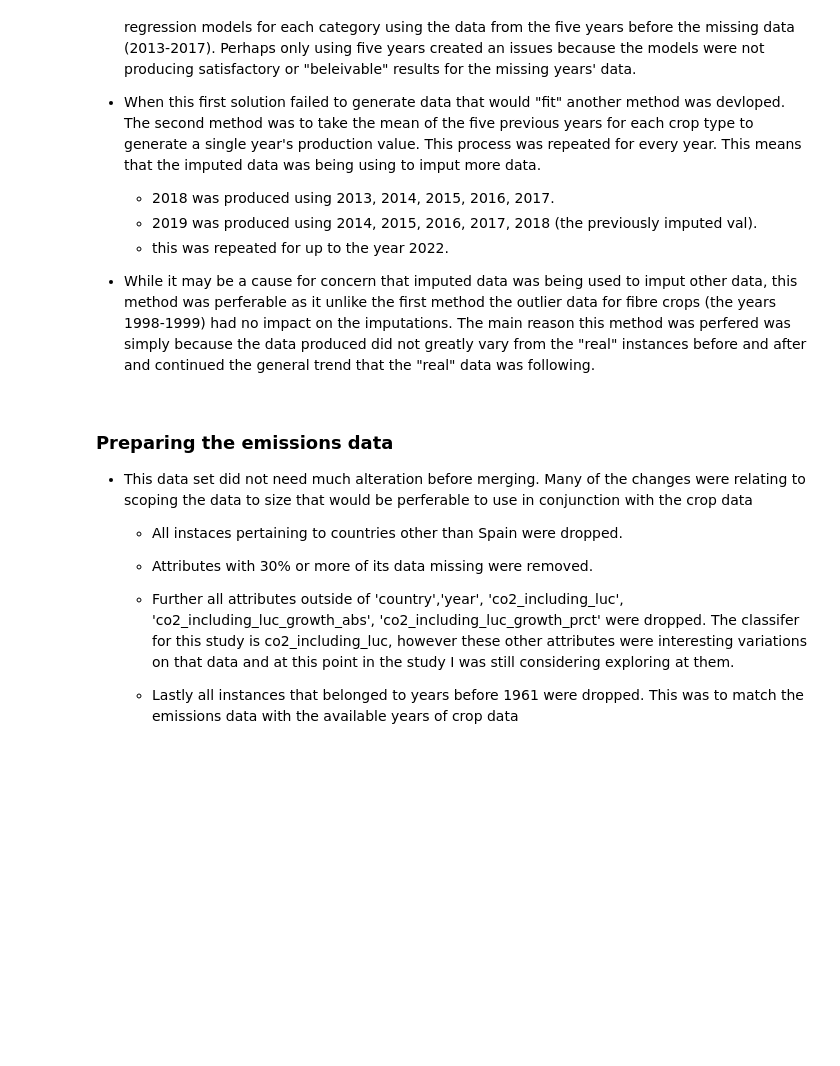
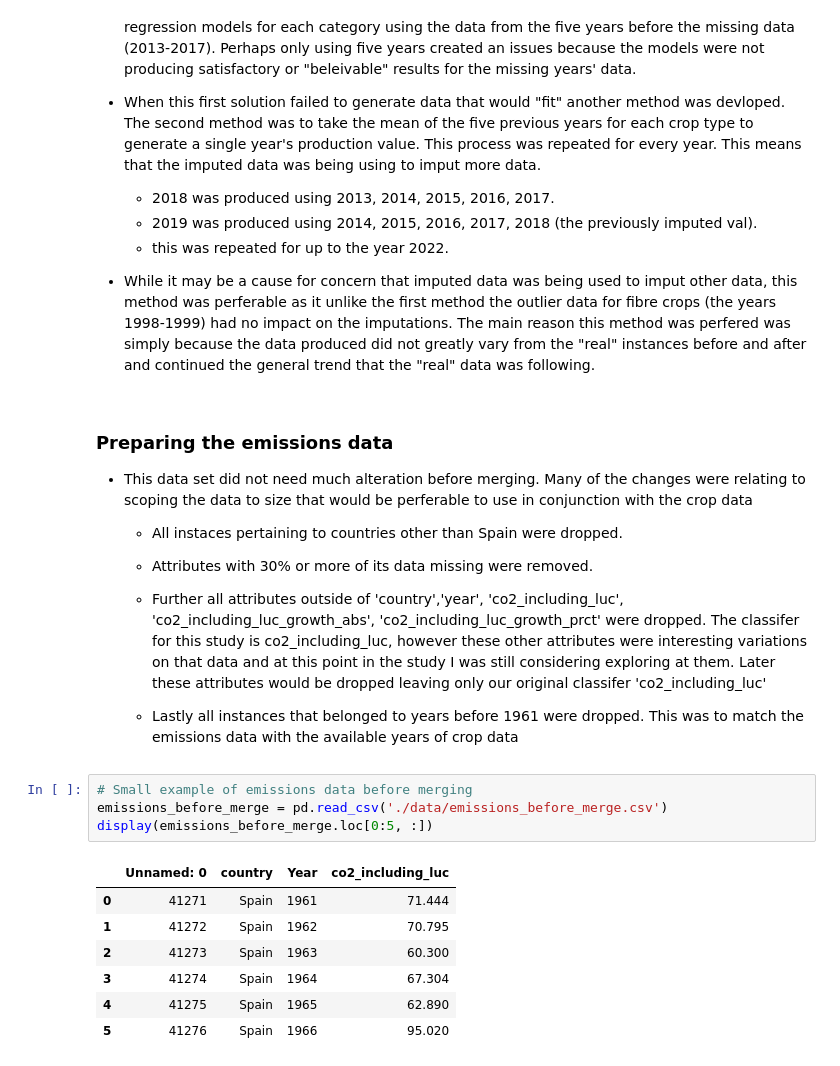
Before and after one commit to nickbar2003/FirstRepo, a Jupyter notebook: cs222/project/report.ipynb, the cells around one changed output. Saved outputs shown, nothing was run; the diff lists cells and outputs as text; blank space fills up the shorter version.

```diff
--- a/cs222/project/report.ipynb
+++ b/cs222/project/report.ipynb
@@ -166,7 +166,19 @@ display(crops_by_groups.iloc[:3, 1:])
 
     - Attributes with 30% or more of its data missing were removed.
 
-    - Further all attributes outside of 'country','year', 'co2_including_luc', 'co2_including_luc_growth_abs', 'co2_including_luc_growth_prct' were dropped. The classifer for this study is co2_including_luc, however these other attributes were interesting variations on that data and at this point in the study I was still considering exploring at them.
+    - Further all attributes outside of 'country','year', 'co2_including_luc', 'co2_including_luc_growth_abs', 'co2_including_luc_growth_prct' were dropped. The classifer for this study is co2_including_luc, however these other attributes were interesting variations on that data and at this point in the study I was still considering exploring at them. Later these attributes would be dropped leaving only our original classifer 'co2_including_luc'
 
 
     - Lastly all instances that belonged to years before 1961 were dropped. This was to match the emissions data with the available years of crop data
+# %%
+# Small example of emissions data before merging
+emissions_before_merge = pd.read_csv('./data/emissions_before_merge.csv')
+display(emissions_before_merge.loc[0:5, :])
+# %% [output]
+|  | Unnamed: 0 | country | Year | co2_including_luc |
+| 0 | 41271 | Spain | 1961 | 71.444 |
+| 1 | 41272 | Spain | 1962 | 70.795 |
+| 2 | 41273 | Spain | 1963 | 60.300 |
+| 3 | 41274 | Spain | 1964 | 67.304 |
+| 4 | 41275 | Spain | 1965 | 62.890 |
+| 5 | 41276 | Spain | 1966 | 95.020 |
```
Also changed, not shown: parts of 1 cell of this notebook, 4 other files.
